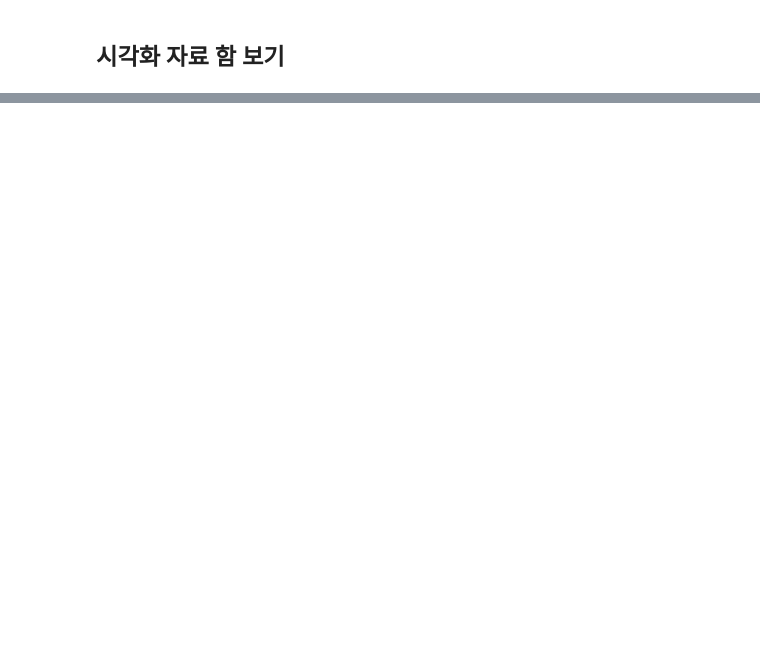
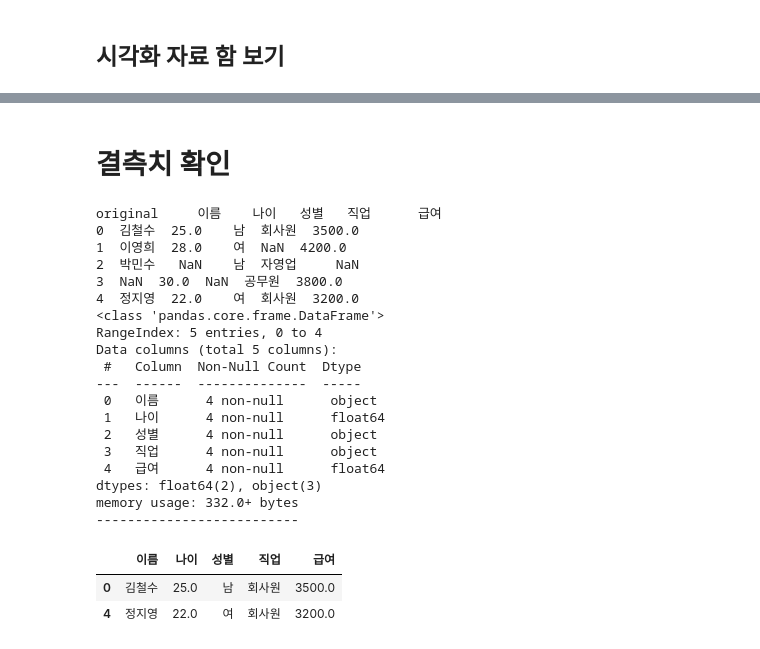
Before and after one commit to hayden-71/TIL, a Jupyter notebook: 데이터분석/02_pandas.ipynb, the cells around one changed output, grey strips where cells are left out. Drawn from its saved outputs; the diff is of its cells as text; code cells hidden in the pictures; blank space fills up the shorter version.

```diff
--- a/데이터분석/02_pandas.ipynb
+++ b/데이터분석/02_pandas.ipynb
@@ -789,0 +437,66 @@ plt.show()
+# %% [markdown]
+# 결측치 확인
+# %%
+import numpy as np
+import pandas as pd
+
+data = {
+    '이름': ['김철수', '이영희', '박민수', np.nan, '정지영'],
+    '나이': [25, 28, np.nan, 30, 22],
+    '성별': ['남', '여', '남', np.nan, '여'],
+    '직업': ['회사원', np.nan, '자영업', '공무원', '회사원'],
+    '급여': [3500, 4200, np.nan, 3800, 3200]
+}
+
+
+df = pd.DataFrame(data)
+# %%
+print('original', df)
+
+# 결측치 자체를 확인 (T/F)
+df.isna()
+df.isnull() # 같음
+
+# 결측치 총 개수!!
+df.isna().sum() # 각 열별 결측치 개수(T=1로 생각한 거임)
+
+# 결측치 비율!!
+df.isna().mean() * 100
+
+# df의 정보 (db 스키마 확인과 비슷)
+df.info()
+print('--------------------------')
+# 결측치가 포함된 열을 확인
+df.isna().any(axis=0)
+
+# 결측치가 하나라도 포함된 행!! 확인 -> False가 꽉찬 것
+m1 = df.isna().any(axis=1)
+
+# 결측치가 없는 행을 확인 -> True가 꽉찬 것
+m2 = df.notna().all(axis=1)
+
+df[m1] # 결측치 있는 애들만 나옴
+df[m2] # 결측치 없는 애들만 나옴
+# %% [output]
+original     이름    나이   성별   직업      급여
+0  김철수  25.0    남  회사원  3500.0
+1  이영희  28.0    여  NaN  4200.0
+2  박민수   NaN    남  자영업     NaN
+3  NaN  30.0  NaN  공무원  3800.0
+4  정지영  22.0    여  회사원  3200.0
+<class 'pandas.core.frame.DataFrame'>
+RangeIndex: 5 entries, 0 to 4
+Data columns (total 5 columns):
+ #   Column  Non-Null Count  Dtype
+---  ------  --------------  -----
+ 0   이름      4 non-null      object
+ 1   나이      4 non-null      float64
+ 2   성별      4 non-null      object
+ 3   직업      4 non-null      object
+ 4   급여      4 non-null      float64
+dtypes: float64(2), object(3)
+memory usage: 332.0+ bytes
+--------------------------
+|  | 이름 | 나이 | 성별 | 직업 | 급여 |
+| 0 | 김철수 | 25.0 | 남 | 회사원 | 3500.0 |
+| 4 | 정지영 | 22.0 | 여 | 회사원 | 3200.0 |
```
Also changed, not shown: parts of 35 cells of this notebook, 4 other files.
